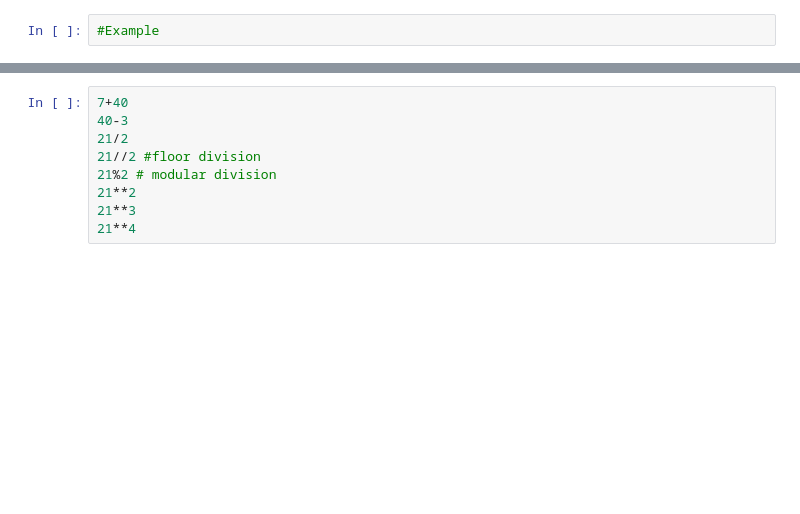
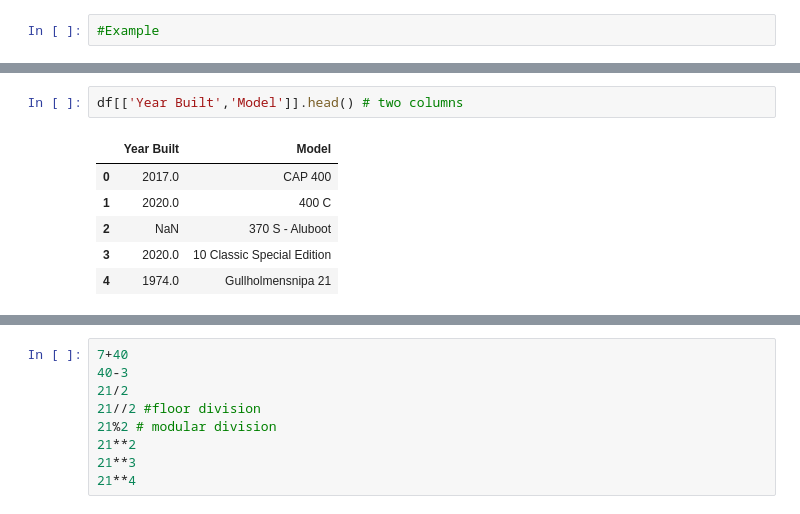
Before and after one commit to Janani-360/OVFAcademy, a Jupyter notebook: Untitled0.ipynb, the cells around one changed output, grey strips where cells are left out. Drawn from its saved outputs; the diff is of its cells as text; blank space fills up the shorter version.

```diff
--- a/Untitled0.ipynb
+++ b/Untitled0.ipynb
@@ -47,0 +141,9 @@ df.head()
+# %%
+df[['Year Built','Model']].head() # two columns
+# %% [output]
+|  | Year Built | Model |
+| 0 | 2017.0 | CAP 400 |
+| 1 | 2020.0 | 400 C |
+| 2 | NaN | 370 S - Aluboot |
+| 3 | 2020.0 | 10 Classic Special Edition |
+| 4 | 1974.0 | Gullholmensnipa 21 |
```
Also changed, not shown: parts of 15 cells of this notebook.
